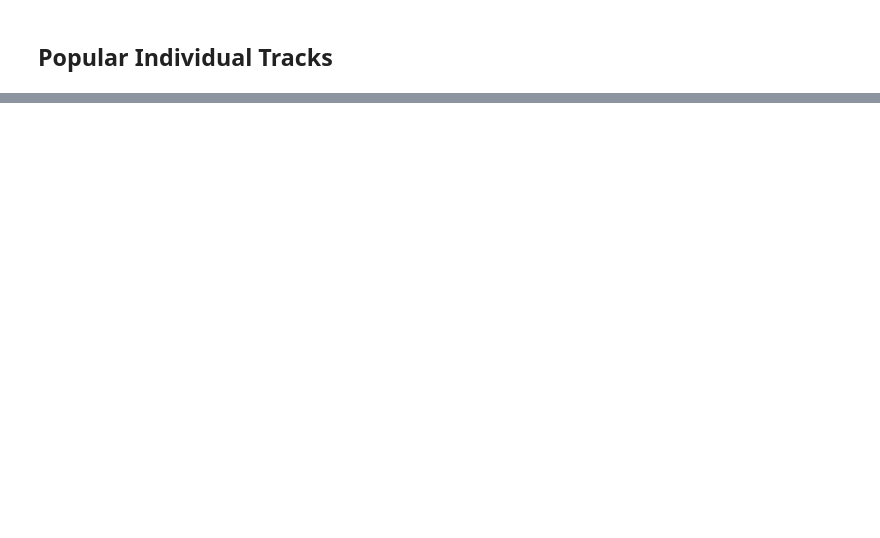
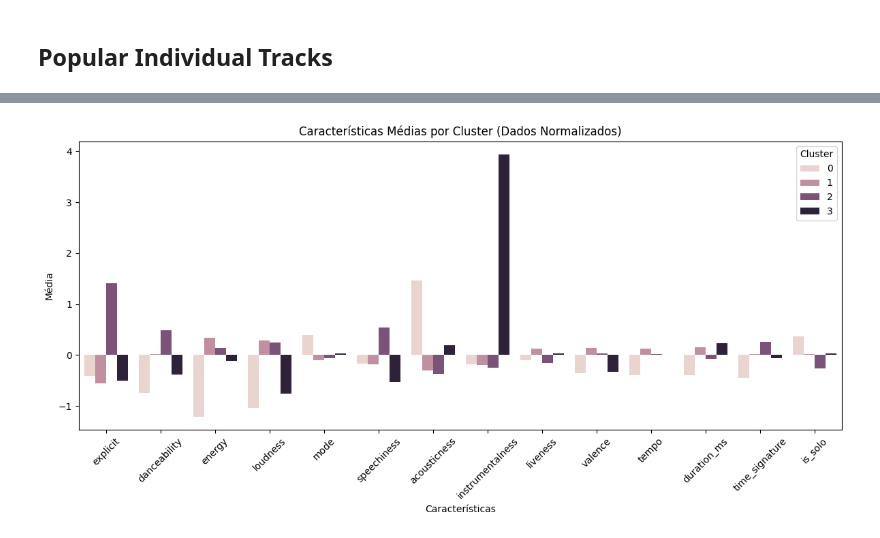
Before and after one commit to Vullkano/BDDA, a Jupyter notebook: notebook/main.ipynb, the cells around one changed output, grey strips where cells are left out. Saved outputs shown, nothing was run; the diff lists cells and outputs as text; code cells hidden in the pictures; blank space fills up the shorter version.

```diff
--- a/notebook/main.ipynb
+++ b/notebook/main.ipynb
@@ -438,0 +542,9 @@ HTTP Error for GET to https://api.spotify.com/v1/audio-features/?ids=59nOXPmaKlB
+# %%
+# 2. Aplicar Agglomerative Clustering com o DataFrame normalizado
+n_clusters = 4  # Número de clusters escolhido após análise do dendrograma
+df_normalized = get_clusters.apply_agglomerative_clustering(df_normalized, features, n_clusters)
+# %%
+# 3. Plot das características médias por cluster (dados normalizados)
+get_clusters.plot_cluster_characteristics(df_normalized, features, 'Cluster_Hierarchical')
+# %% [output]
+[figure, added]
```
Also changed, not shown: parts of 19 cells of this notebook, 4 other files.
